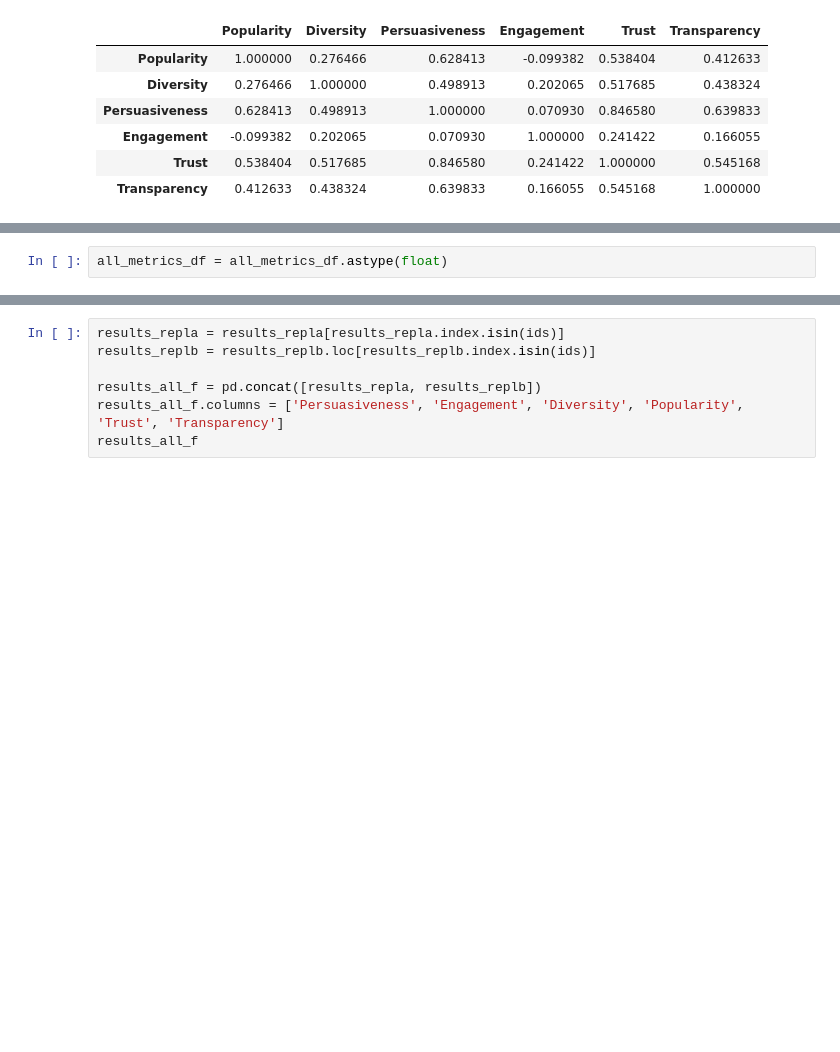
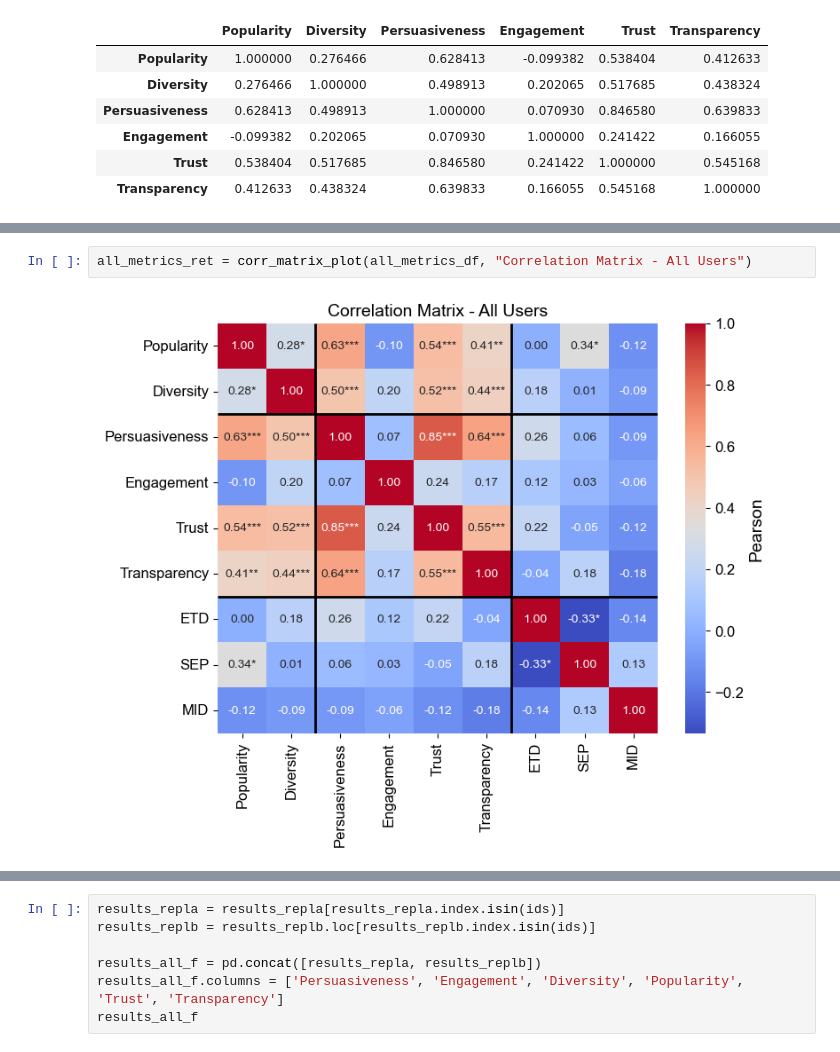
Before and after one commit to andlzanon/offline_metrics_explanation_rec_goals, a Jupyter notebook: Online User Study/Online Analysis.ipynb, the cells around one changed output, grey strips where cells are left out. Drawn from its saved outputs; the diff is of its cells as text; blank space fills up the shorter version.

```diff
--- a/Online User Study/Online Analysis.ipynb
+++ b/Online User Study/Online Analysis.ipynb
@@ -1213,5 +1233,3 @@ print(pearsonr(all_metrics_df["Diversity"], all_metrics_df["Trust"]))
 # %% [output]
 PearsonRResult(statistic=-0.09938229478972299, pvalue=0.4703559711934452)
 PearsonRResult(statistic=0.5176847051615077, pvalue=5.173948855971632e-05)
-# %%
-all_metrics_df = all_metrics_df.astype(float)
@@ -1270,0 +1294,4 @@ plt.show()
+# %%
+all_metrics_ret = corr_matrix_plot(all_metrics_df, "Correlation Matrix - All Users")
+# %% [output]
+[figure, added]
```
Also changed, not shown: parts of 19 cells of this notebook.
